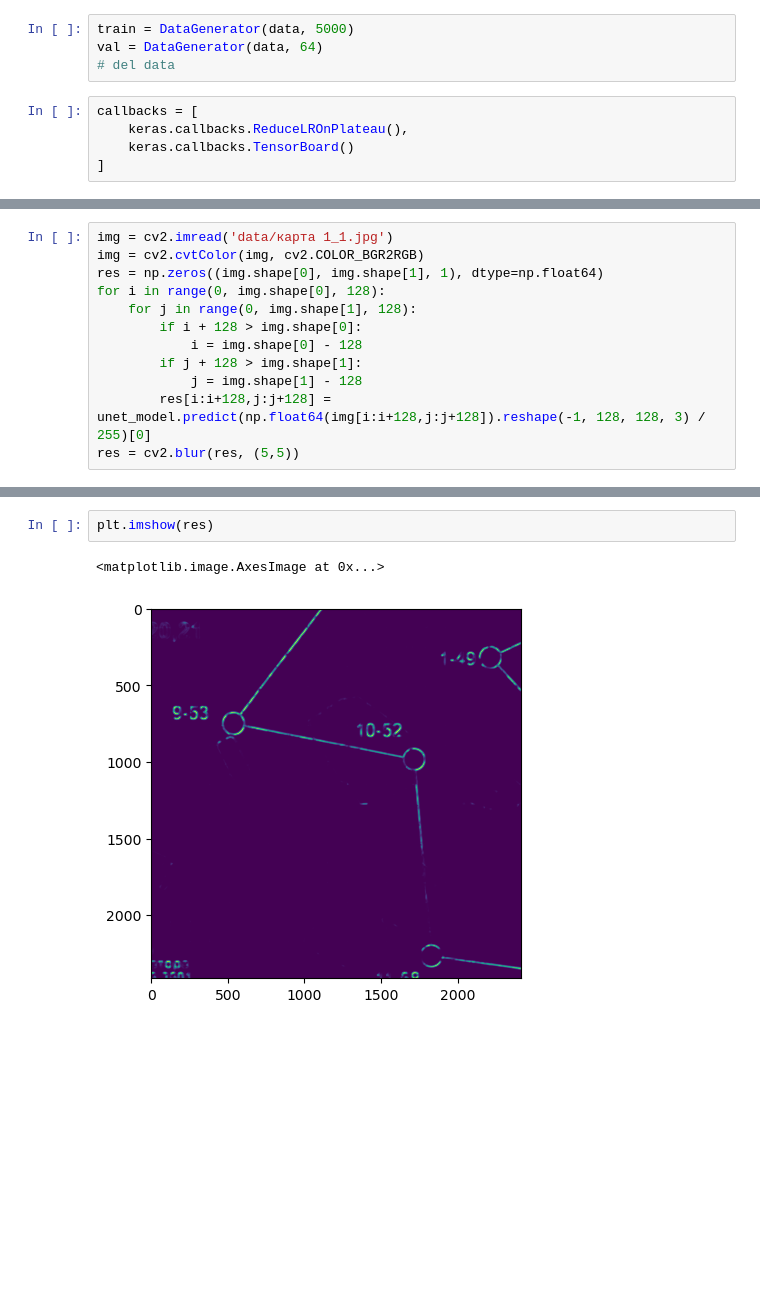
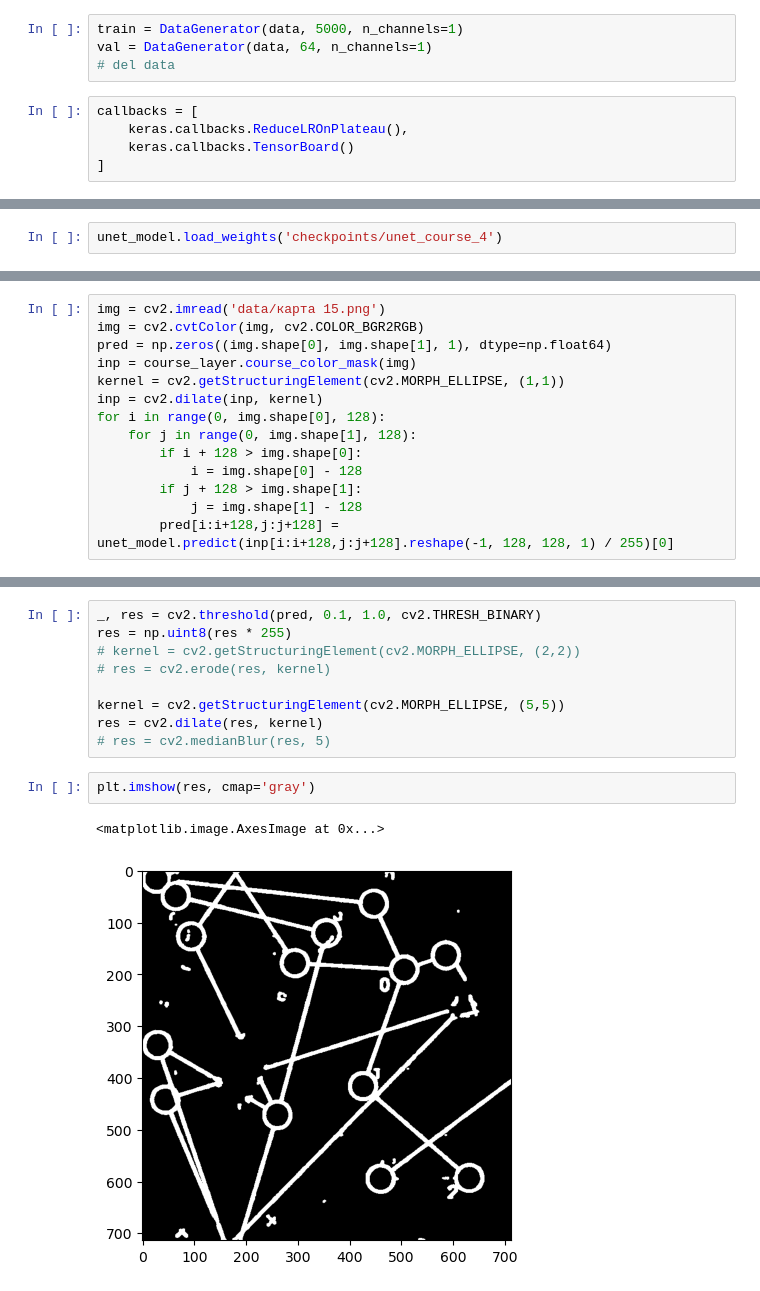
Before and after one commit to ianblair87/maps-analyzer, a Jupyter notebook: experiments/unet-course.ipynb, the cells around one changed output, grey strips where cells are left out. Drawn from its saved outputs; the diff is of its cells as text; blank space fills up the shorter version.

Commit message:
u-net for course layer integrated in the app

```diff
--- a/experiments/unet-course.ipynb
+++ b/experiments/unet-course.ipynb
@@ -132,8 +155,8 @@ class DataGenerator(keras.utils.Sequence):
 
         return X, y
 # %%
-train = DataGenerator(data, 5000)
-val = DataGenerator(data, 64)
+train = DataGenerator(data, 5000, n_channels=1)
+val = DataGenerator(data, 64, n_channels=1)
 # del data
 # %%
 callbacks = [
@@ -203,0 +227,2 @@ unet_model.save_weights('./checkpoints/unet_course')
+# %%
+unet_model.load_weights('checkpoints/unet_course_4')
@@ -204,13 +231,15 @@ unet_model.save_weights('./checkpoints/unet_course')
 # %%
-img = cv2.imread('data/карта 1_1.jpg')
+img = cv2.imread('data/карта 15.png')
 img = cv2.cvtColor(img, cv2.COLOR_BGR2RGB)
-res = np.zeros((img.shape[0], img.shape[1], 1), dtype=np.float64)
+pred = np.zeros((img.shape[0], img.shape[1], 1), dtype=np.float64)
+inp = course_layer.course_color_mask(img)
+kernel = cv2.getStructuringElement(cv2.MORPH_ELLIPSE, (1,1))
+inp = cv2.dilate(inp, kernel)
 for i in range(0, img.shape[0], 128):
     for j in range(0, img.shape[1], 128):
         if i + 128 > img.shape[0]:
             i = img.shape[0] - 128
         if j + 128 > img.shape[1]:
             j = img.shape[1] - 128
-        res[i:i+128,j:j+128] = unet_model.predict(np.float64(img[i:i+128,j:j+128]).reshape(-1, 128, 128, 3) / 255)[0]
-res = cv2.blur(res, (5,5))
+        pred[i:i+128,j:j+128] = unet_model.predict(inp[i:i+128,j:j+128].reshape(-1, 128, 128, 1) / 255)[0]
 # %% [output]
@@ -234,5 +263,14 @@ res = cv2.blur(res, (5,5))
-# %%
-plt.imshow(res)
-# %% [output]
-<matplotlib.image.AxesImage at 0x...>
-[figure, removed]
+# %%
+_, res = cv2.threshold(pred, 0.1, 1.0, cv2.THRESH_BINARY)
+res = np.uint8(res * 255)
+# kernel = cv2.getStructuringElement(cv2.MORPH_ELLIPSE, (2,2))
+# res = cv2.erode(res, kernel)
+
+kernel = cv2.getStructuringElement(cv2.MORPH_ELLIPSE, (5,5))
+res = cv2.dilate(res, kernel)
+# res = cv2.medianBlur(res, 5)
+# %%
+plt.imshow(res, cmap='gray')
+# %% [output]
+<matplotlib.image.AxesImage at 0x...>
+[figure, added]
```
Also changed, not shown: parts of 15 cells of this notebook, 3 other files.
